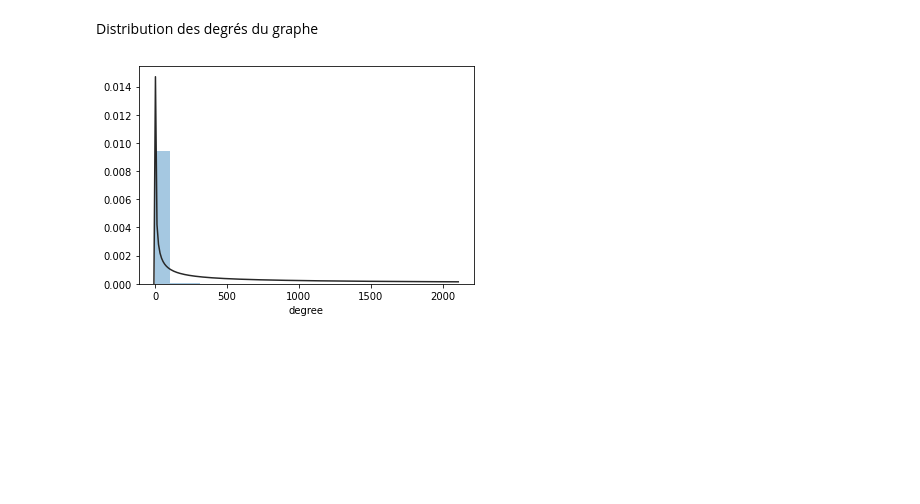
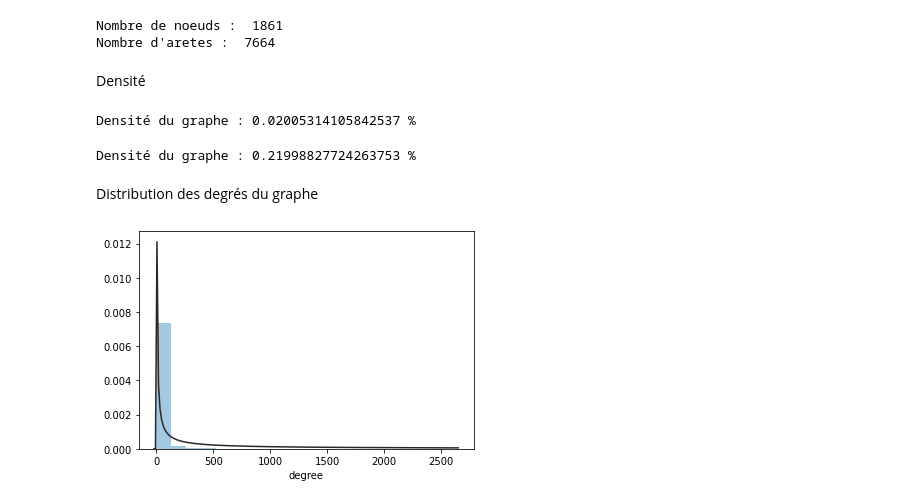
Before and after one commit to quentin-sgn/Projet-Graphes-et-Reseaux, a Jupyter notebook: data_analysis.ipynb, the cells around one changed output. Cells and saved outputs as stored; diff of their text form; code cells hidden in the pictures; blank space fills up the shorter version.

```diff
--- a/data_analysis.ipynb
+++ b/data_analysis.ipynb
@@ -8,4 +9,4 @@ import matplotlib.pyplot as plt
 pathDataEpinions = "./data_epinions/"
 pathDataDelicious = "./data_delicious/"
 # %%
-g_epinions_rat = nx.read_edgelist(pathDataEpinions+"ratings_data.txt", create_using=nx.DiGraph, nodetype=int, data=(("weight", int),))
+g_epinions_trust = nx.read_edgelist(pathDataEpinions+"trust_data.txt", create_using=nx.DiGraph, nodetype=int, data=(("weight", int),))
@@ -12,8 +26,33 @@ g_epinions_rat = nx.read_edgelist(pathDataEpinions+"ratings_data.txt", create_us
+# %%
+nodes_delicious_contact = g_delicious_contact.number_of_nodes()
+print("Nombre de noeuds : ", nodes_delicious_contact)
+
+edges_delicious_contact = g_delicious_contact.number_of_edges()
+print("Nombre d'aretes : ", edges_delicious_contact)
+# %% [output]
+Nombre de noeuds :  1861
+Nombre d'aretes :  7664
+# %% [markdown]
+Densité
+# %%
+users_epinions_trust = 49290
+max_edges_epinions_trust = (users_epinions_trust**2 - users_epinions_trust)
+density = edges_epinions_trust / max_edges_epinions_trust
+print(f"Densité du graphe : {100 * density} %")
+# %% [output]
+Densité du graphe : 0.02005314105842537 %
+# %%
+users_delicious_contact = 1867
+max_edges_delicious_contact = (users_delicious_contact**2 - users_delicious_contact)
+density = edges_delicious_contact / max_edges_delicious_contact
+print(f"Densité du graphe : {100 * density} %")
+# %% [output]
+Densité du graphe : 0.21998827724263753 %
 # %% [markdown]
 Distribution des degrés du graphe
 # %%
-deg_epinions_rat = pd.Series(dict(g_epinions_rat.degree()))
-sns.distplot(deg_epinions_rat, bins=20, kde=False, fit=stats.powerlaw , axlabel="degree")
+deg_epinions = pd.Series(dict(g_epinions_trust.degree()))
+sns.distplot(deg_epinions, bins=20, kde=False, fit=stats.powerlaw , axlabel="degree")
 plt.show()
 # %% [output]
-[figure, old version]
+[figure, new version]
```
Also changed, not shown: parts of 31 cells of this notebook, 2 other files.
